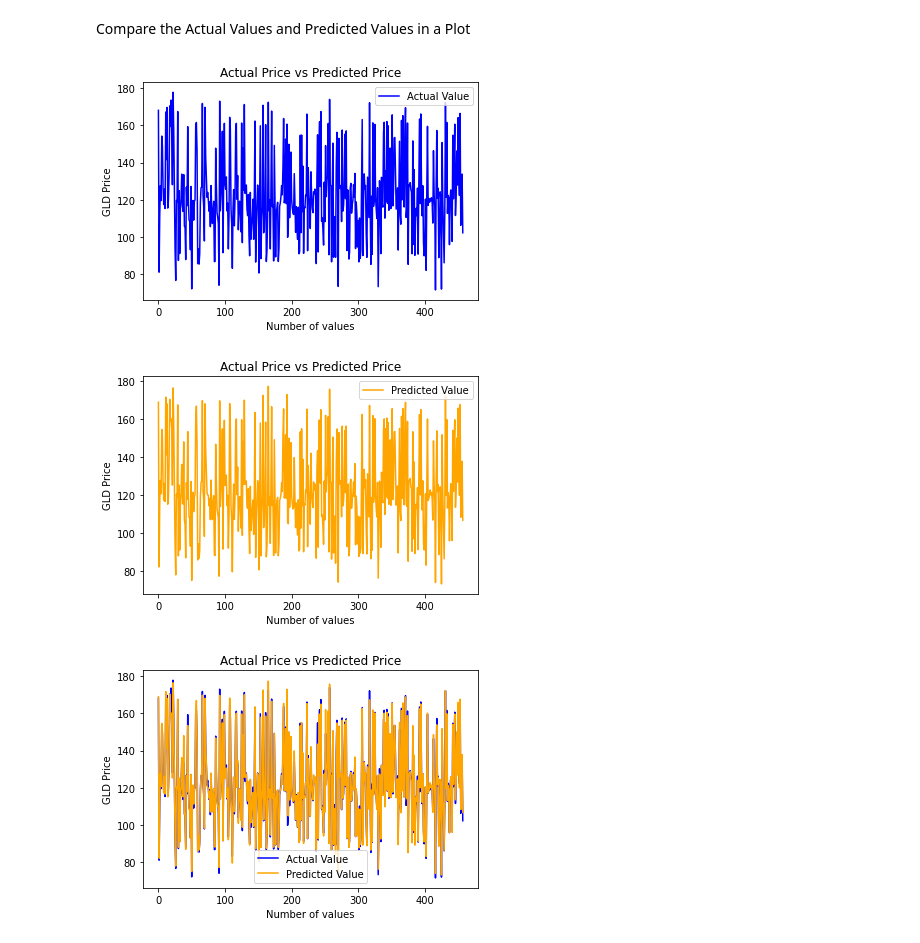
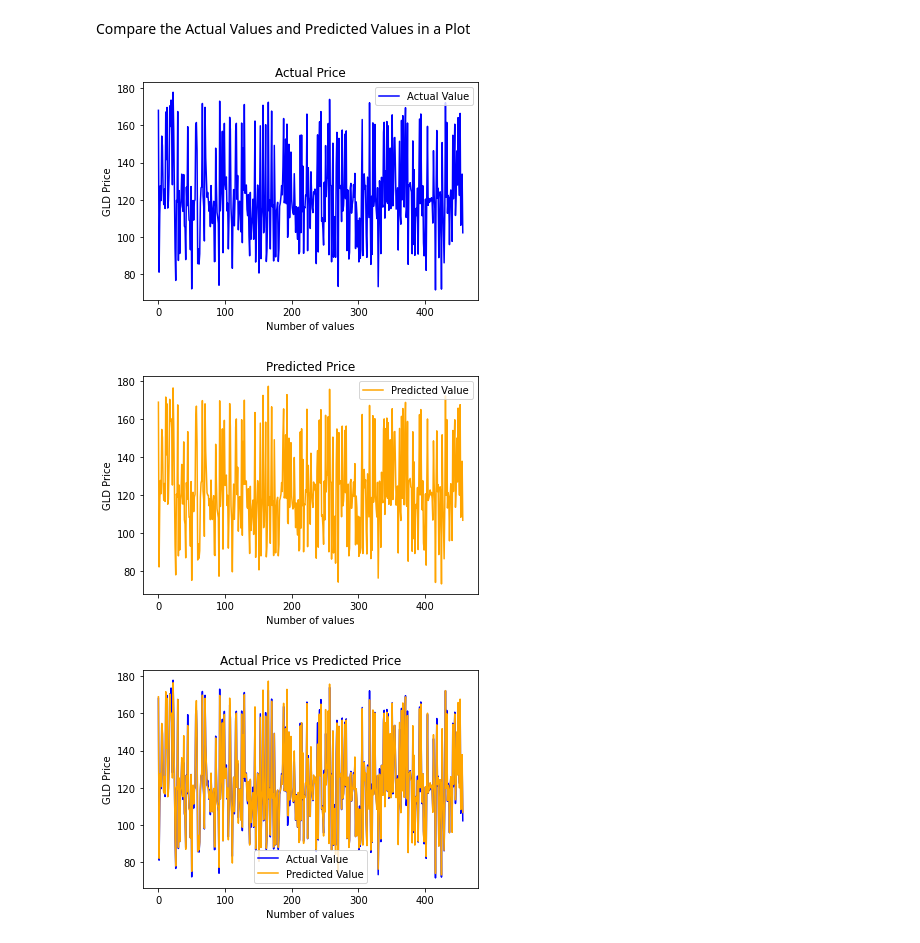
Before and after one commit to PranavShekhar30/Gold-Price-Prediction, a Jupyter notebook: Gold_Price_Prediction.ipynb, the cells around one changed output. Cells and saved outputs as stored; diff of their text form; code cells hidden in the pictures.

```diff
--- a/Gold_Price_Prediction.ipynb
+++ b/Gold_Price_Prediction.ipynb
@@ -204,22 +204,22 @@ Compare the Actual Values and Predicted Values in a Plot
 Y_test = list(Y_test)
 # %%
 plt.plot(Y_test, color='blue', label = 'Actual Value')
-plt.title('Actual Price vs Predicted Price')
+plt.title('Actual Price')
 plt.xlabel('Number of values')
 plt.ylabel('GLD Price')
 plt.legend()
 plt.show()
 # %% [output]
-[figure, old version]
+[figure, new version]
 # %%
 plt.plot(test_data_prediction, color='orange', label='Predicted Value')
-plt.title('Actual Price vs Predicted Price')
+plt.title('Predicted Price')
 plt.xlabel('Number of values')
 plt.ylabel('GLD Price')
 plt.legend()
 plt.show()
 # %% [output]
-[figure, old version]
+[figure, new version]
 # %%
 plt.plot(Y_test, color='blue', label = 'Actual Value')
 plt.plot(test_data_prediction, color='orange', label='Predicted Value')
```
